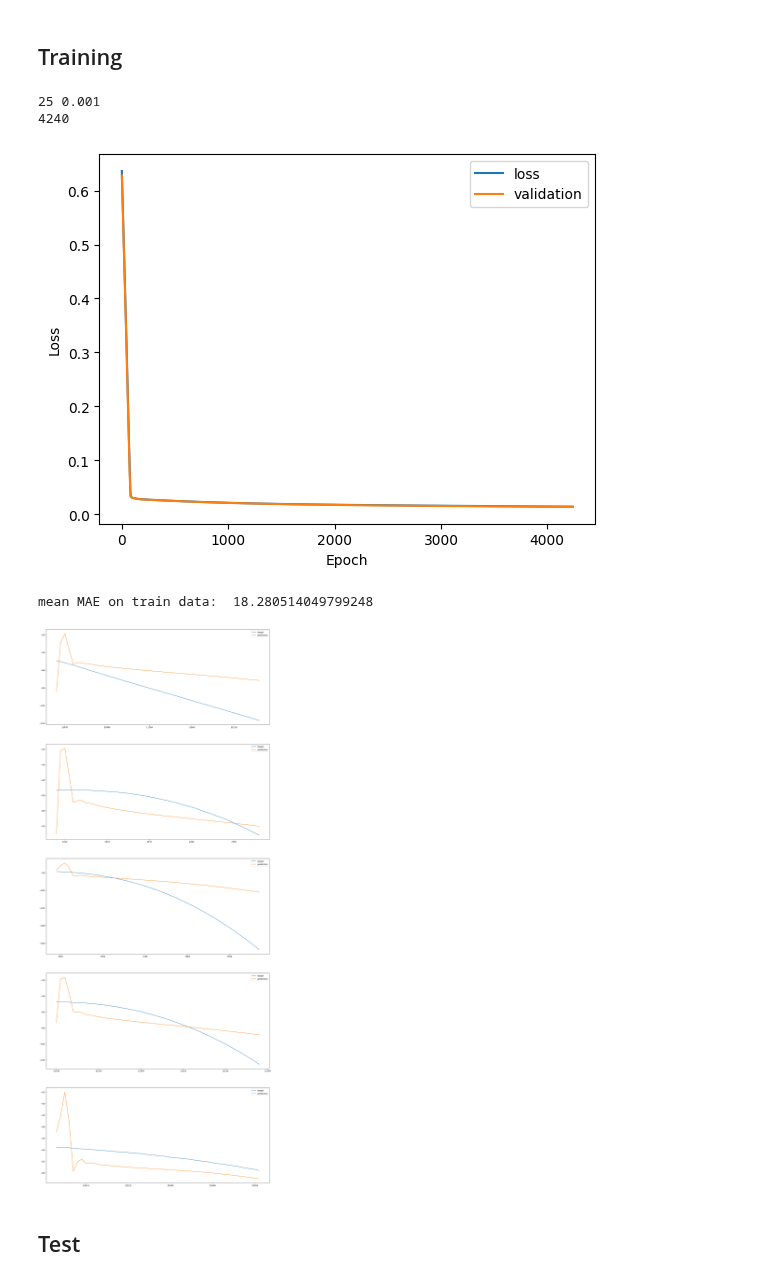
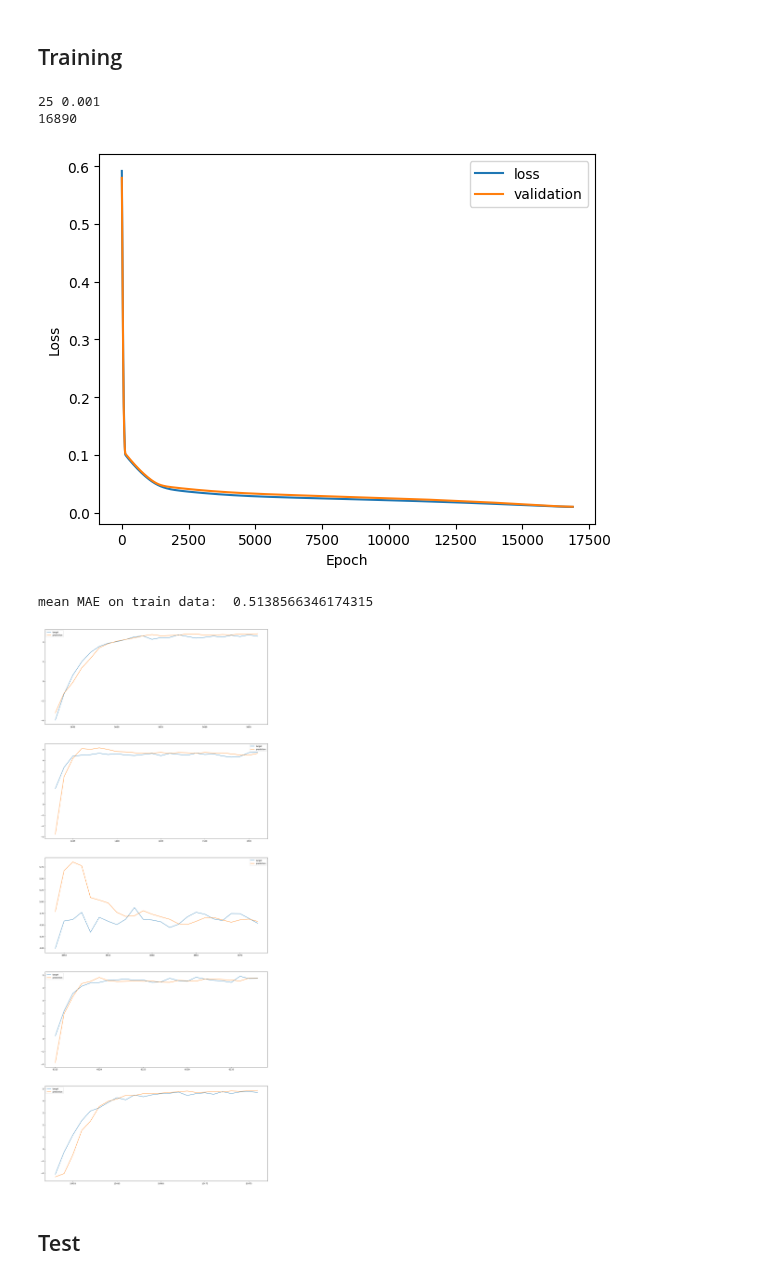
Before and after one commit to FrankwaP/subSISTM, a Jupyter notebook: models/ODE-RNN/RNN - LSTM.ipynb, the cells around one changed output. Saved outputs shown, nothing was run; the diff lists cells and outputs as text; code cells hidden in the pictures.

```diff
--- a/models/ODE-RNN/RNN - LSTM.ipynb
+++ b/models/ODE-RNN/RNN - LSTM.ipynb
@@ -70,7 +70,7 @@ CSV_FILE = "../../data/synthetic_bph_1/Simulations/simulation1.csv"
 CSV_Dtest = "../../data/synthetic_bph_1/Simulations/01_test.csv"
 TRAINING_NUMBER = 400
 USE_NOISY_DATA = False
-USE_MIXED_EFFECT = True
+USE_MIXED_EFFECT = False
 timestep_skip = 1
 MODEL = RNN
 # %%
@@ -196,7 +196,7 @@ print(h, lr)
 print(nb_epochs)
 # %% [output]
 25 0.001
-4240
+16890
 # %%
 #plot loss
 plt.xlabel('Epoch')
@@ -207,7 +207,7 @@ plt.plot(loss_val, label = "validation")
 plt.legend()
 plt.show()
 # %% [output]
-[figure, old version]
+[figure, new version]
 # %%
 #unscale data
 multi_index = pd.MultiIndex.from_product([N_train, range(y_pred.shape[1])], names=['individus', 'temps'])
@@ -225,20 +225,20 @@ for k in N_train:
     MAE_list_train.append(MAE(pred_k, target_k))
 print("mean MAE on train data: ", np.mean(MAE_list_train))
 # %% [output]
-mean MAE on train data:  18.280514049799248
+mean MAE on train data:  0.5138566346174315
 # %%
 #Plot 4 random curves from training data and worst individual
 n = 5
 ex = np.random.choice(N_train, n)
 fig, axs = plt.subplots(n)
 fig.set_figwidth(20)
 fig.set_figheight(50)
 for k in range(n):
-    axs[k].plot(data_train.loc[(data_train['temps']!=0) & (data_train['individus']== ex[k])]['y+1'], label= 'target')
-    axs[k].plot(df.loc[(df['temps']!=0) & (df['individus']==ex[k])]['y_pred'], label= 'prediction')
+    axs[k].plot(data_train[(data_train['temps']!=0) & (data_train['individus']== ex[k])]['y+1'], label= 'target')
+    axs[k].plot(df[(df['temps']!=0) & (df['individus']==ex[k])]['y_pred'], label= 'prediction')
     axs[k].legend()
 # %% [output]
-[figure, old version]
+[figure, new version]
 # %% [markdown]
 ## Test
 # %%
```
Also changed, not shown: parts of 4 cells of this notebook.
